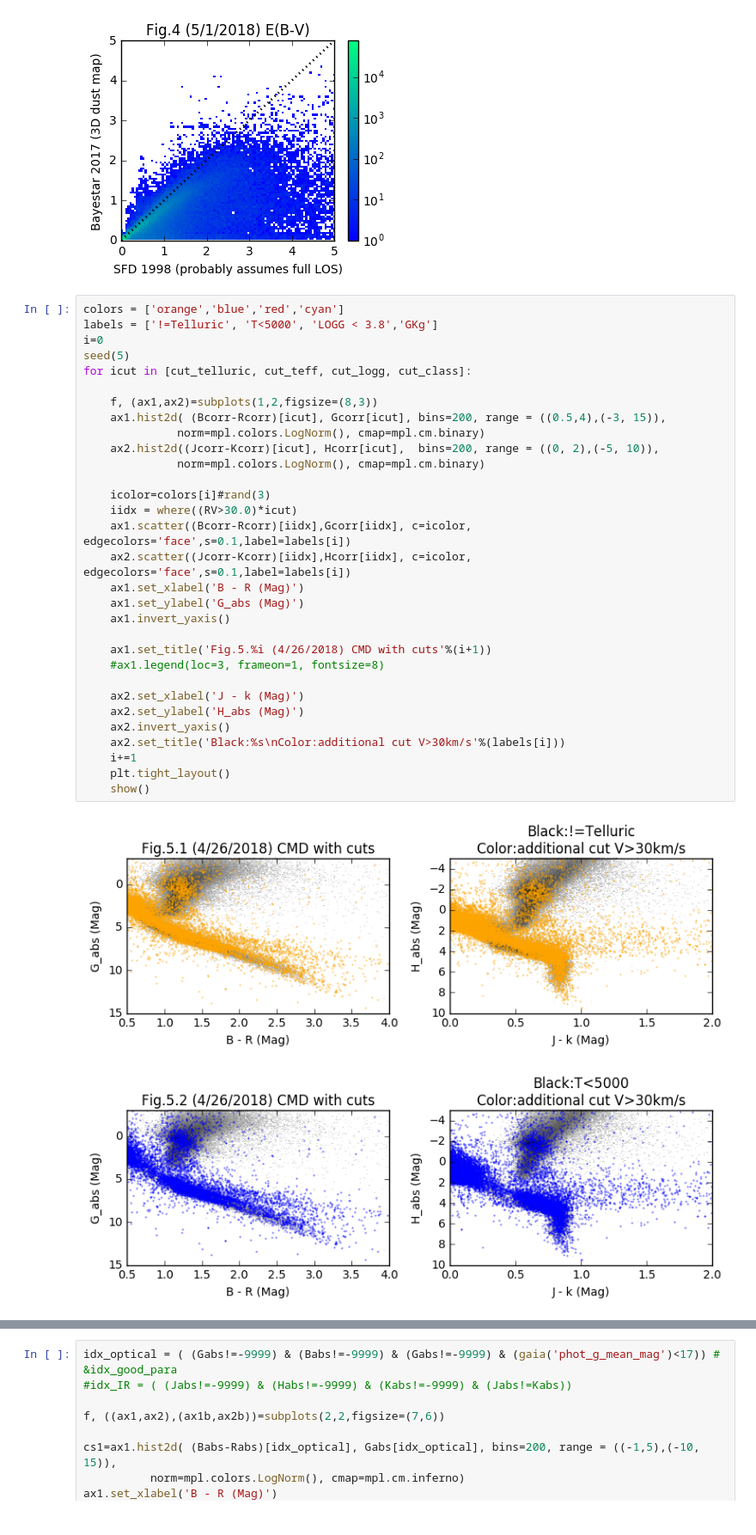
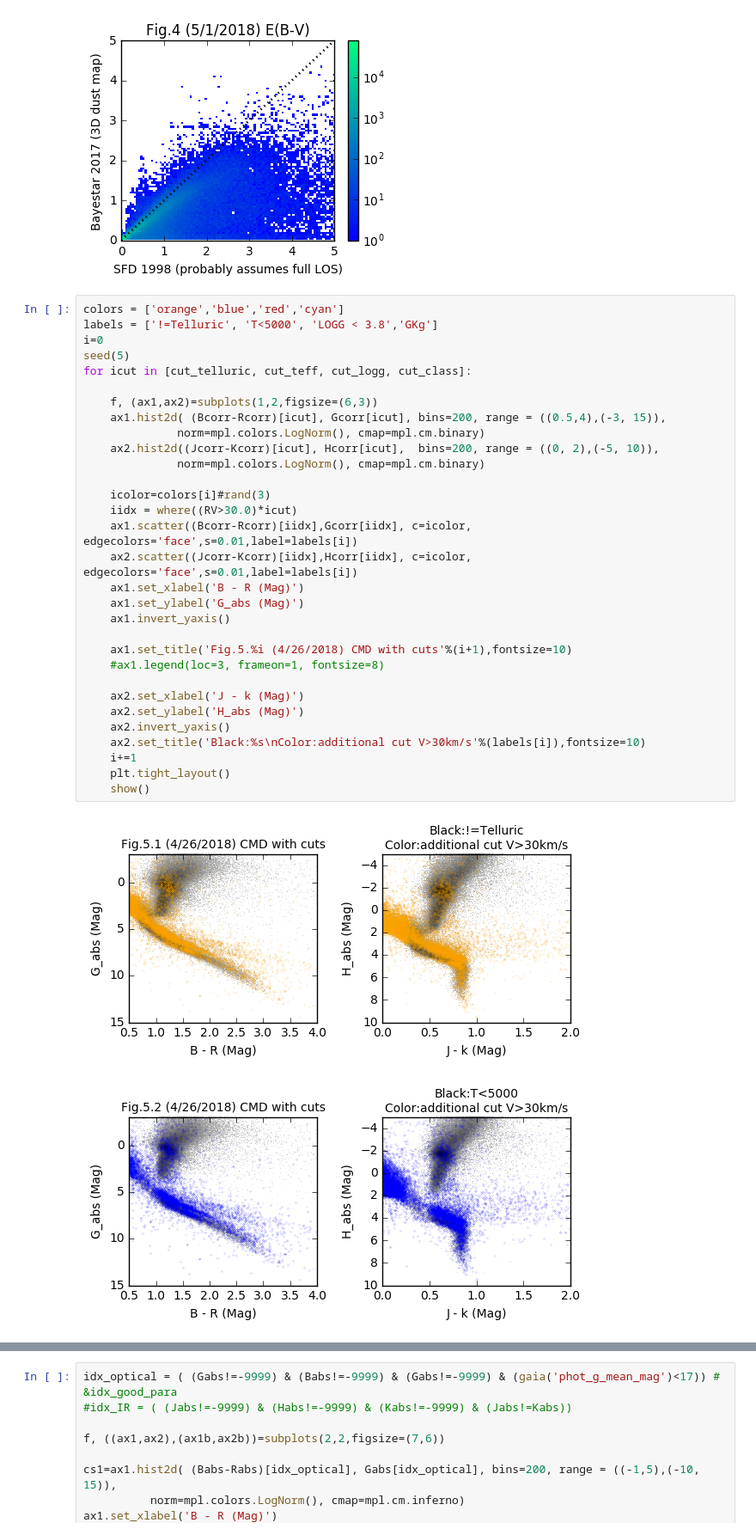
Before and after one commit to liuxx479/MW-BHs, a Jupyter notebook: plot-gaia-match.ipynb, the cells around one changed output, grey strips where cells are left out. Shown at 86% size. Cells and saved outputs as stored; diff of their text form.

```diff
--- a/plot-gaia-match.ipynb
+++ b/plot-gaia-match.ipynb
@@ -199,34 +199,34 @@ show()
 # %%
 colors = ['orange','blue','red','cyan']
 labels = ['!=Telluric', 'T<5000', 'LOGG < 3.8','GKg']
 i=0
 seed(5)
 for icut in [cut_telluric, cut_teff, cut_logg, cut_class]:
 
-    f, (ax1,ax2)=subplots(1,2,figsize=(8,3))
+    f, (ax1,ax2)=subplots(1,2,figsize=(6,3))
     ax1.hist2d( (Bcorr-Rcorr)[icut], Gcorr[icut], bins=200, range = ((0.5,4),(-3, 15)),
               norm=mpl.colors.LogNorm(), cmap=mpl.cm.binary)
     ax2.hist2d((Jcorr-Kcorr)[icut], Hcorr[icut],  bins=200, range = ((0, 2),(-5, 10)),
               norm=mpl.colors.LogNorm(), cmap=mpl.cm.binary)
 
     icolor=colors[i]#rand(3)
     iidx = where((RV>30.0)*icut)
-    ax1.scatter((Bcorr-Rcorr)[iidx],Gcorr[iidx], c=icolor, edgecolors='face',s=0.1,label=labels[i])
-    ax2.scatter((Jcorr-Kcorr)[iidx],Hcorr[iidx], c=icolor, edgecolors='face',s=0.1,label=labels[i])
+    ax1.scatter((Bcorr-Rcorr)[iidx],Gcorr[iidx], c=icolor, edgecolors='face',s=0.01,label=labels[i])
+    ax2.scatter((Jcorr-Kcorr)[iidx],Hcorr[iidx], c=icolor, edgecolors='face',s=0.01,label=labels[i])
     ax1.set_xlabel('B - R (Mag)')
     ax1.set_ylabel('G_abs (Mag)')
     ax1.invert_yaxis()
 
-    ax1.set_title('Fig.5.%i (4/26/2018) CMD with cuts'%(i+1))
+    ax1.set_title('Fig.5.%i (4/26/2018) CMD with cuts'%(i+1),fontsize=10)
     #ax1.legend(loc=3, frameon=1, fontsize=8)
 
     ax2.set_xlabel('J - k (Mag)')
     ax2.set_ylabel('H_abs (Mag)')
     ax2.invert_yaxis()
-    ax2.set_title('Black:%s\nColor:additional cut V>30km/s'%(labels[i]))
+    ax2.set_title('Black:%s\nColor:additional cut V>30km/s'%(labels[i]),fontsize=10)
     i+=1
     plt.tight_layout()
     show()
 # %% [output]
-[figure, old version]
+[figure, new version]
-[figure, old version]
+[figure, new version]
```
Also changed, not shown: parts of 2 cells of this notebook.
